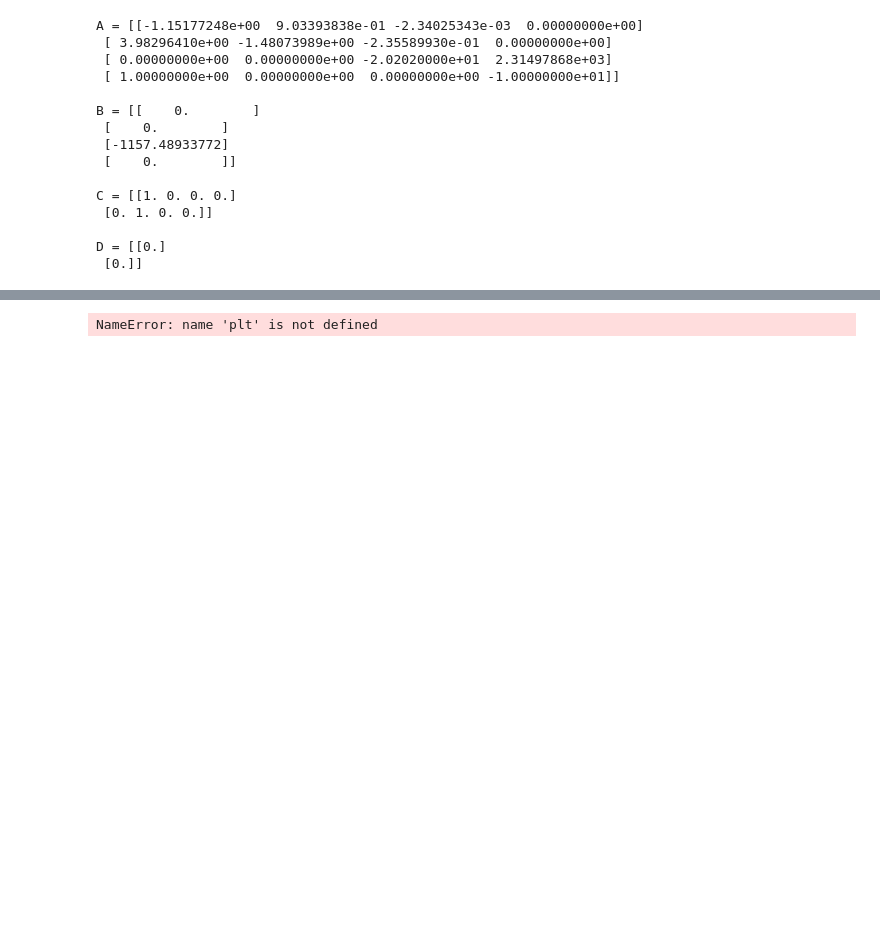
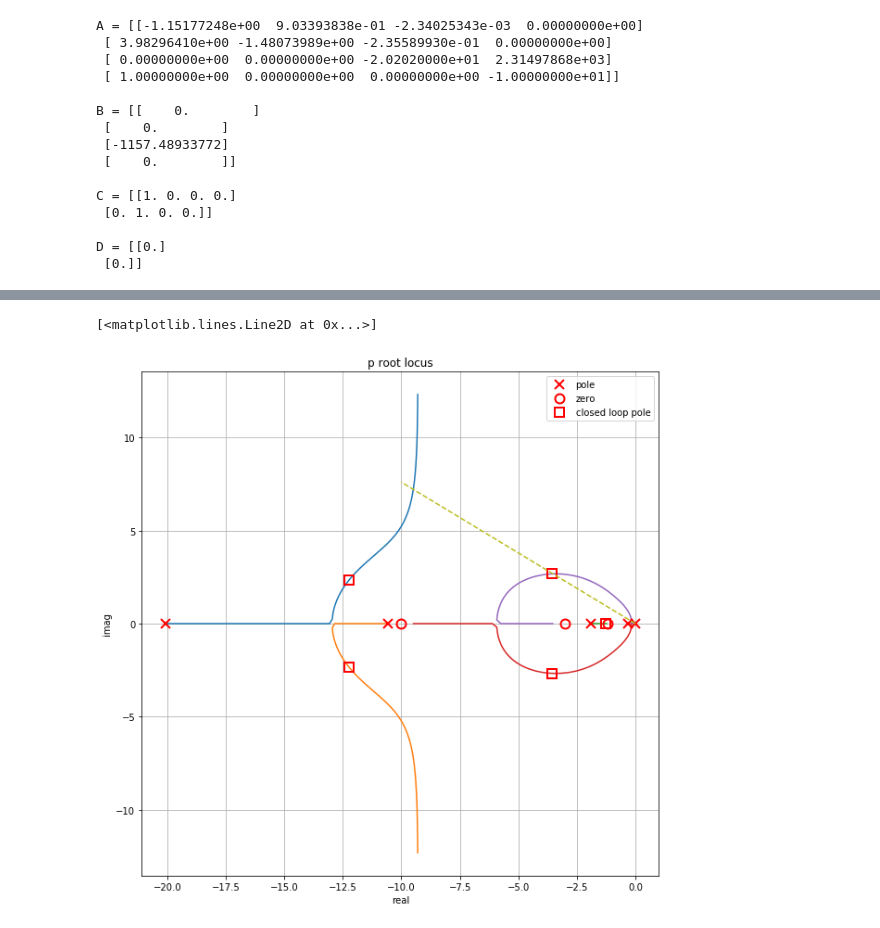
Before and after one commit to jgoppert/aae497-f19, a Jupyter notebook: lectures/2-F16-Intro-HW.ipynb, the cells around one changed output, grey strips where cells are left out. Saved outputs shown, nothing was run; the diff lists cells and outputs as text; code cells hidden in the pictures; blank space fills up the shorter version.

```diff
--- a/lectures/2-F16-Intro-HW.ipynb
+++ b/lectures/2-F16-Intro-HW.ipynb
@@ -110,10 +108,11 @@ plt.axis([-21, 0, -8, 8])
 # %%
 plt.figure()
 sys3 = control.feedback(G, kalpha*(10/(s+10))*select(2, 0))
-rlocus('p', (s+3)/s*sys3[1, 0], kvect=np.linspace(0, 1, 1000), k=0.2)
+rlocus('p', (s+3)/s*sys3[1, 0], kvect=np.linspace(0, 1, 1000), k=0.4)
 zeta_des = 0.707
 plt.plot([0, -10], [0, 10*np.cos(zeta_des)], '--')
 #plt.axis([-20, 0, -5, 5]) k changes location of close root pole
 # %% [output]
-NameError: name 'plt' is not defined
+[<matplotlib.lines.Line2D at 0x...>]
+[figure, added]
 # %%
```
Also changed, not shown: parts of 11 cells of this notebook.
